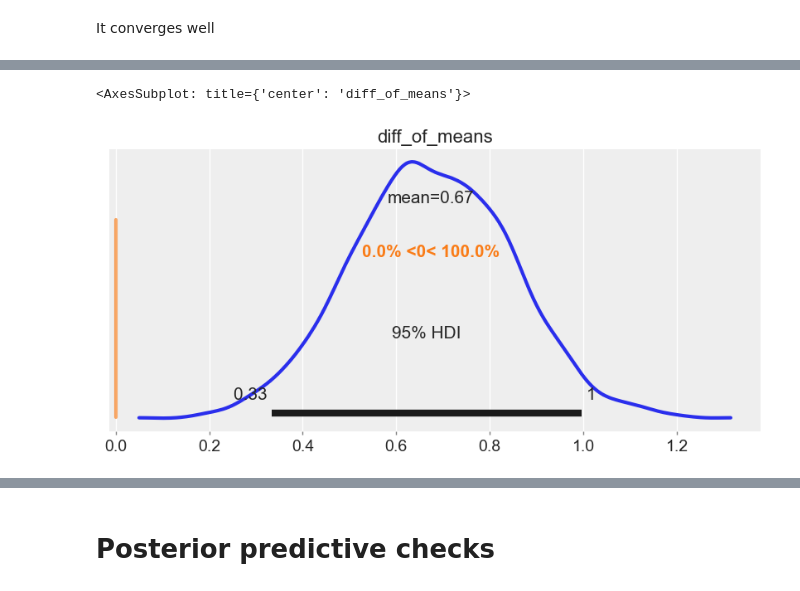
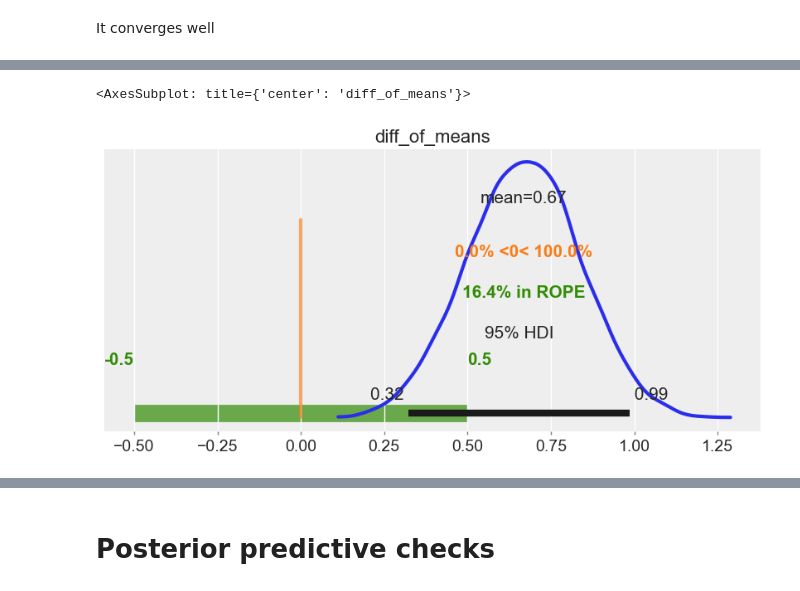
Before and after one commit to k0ruy/bayesian_retry, a Jupyter notebook: retry/hypotesis_RETRY.ipynb, the cells around one changed output, grey strips where cells are left out. Cells and saved outputs as stored; diff of their text form; code cells hidden in the pictures.

Commit message:
plots

```diff
--- a/retry/hypotesis_RETRY.ipynb
+++ b/retry/hypotesis_RETRY.ipynb
@@ -212,5 +210,5 @@ az.summary(trace, hdi_prob=0.95)
 # %%
-az.plot_posterior(trace,  var_names="diff_of_means", ref_val=0, hdi_prob=0.95)
+az.plot_posterior(trace,  var_names="diff_of_means", ref_val=0, rope=[-0.5,0.5], hdi_prob=0.95)
 # %% [output]
 <AxesSubplot: title={'center': 'diff_of_means'}>
-[figure, old version]
+[figure, new version]
```
Also changed, not shown: parts of 13 cells of this notebook.
